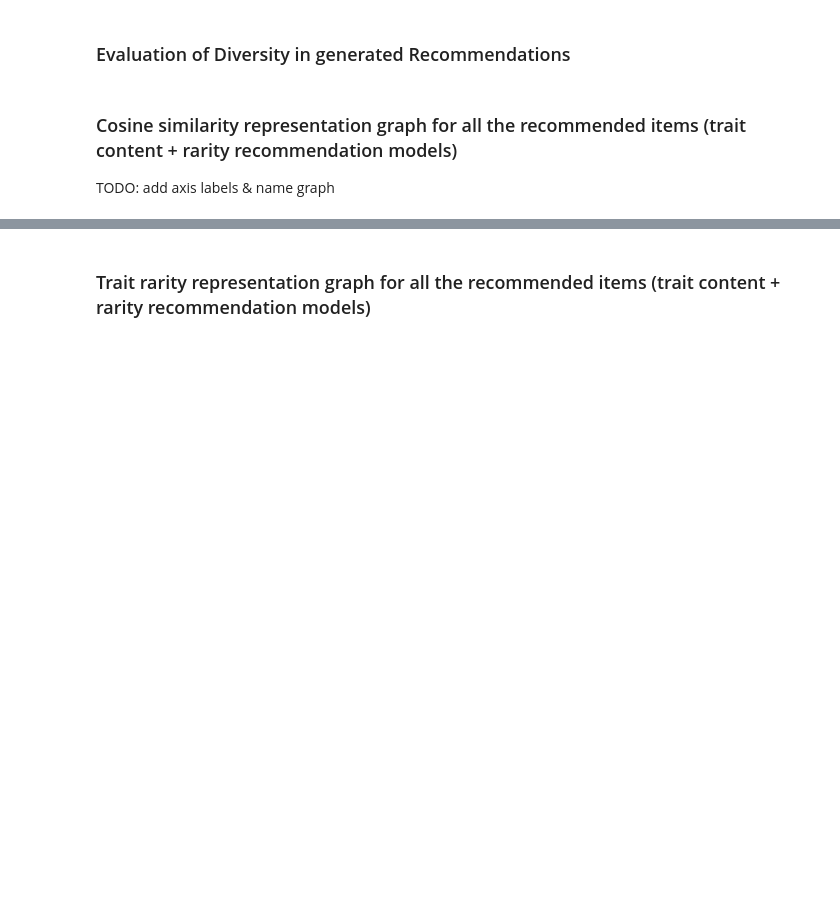
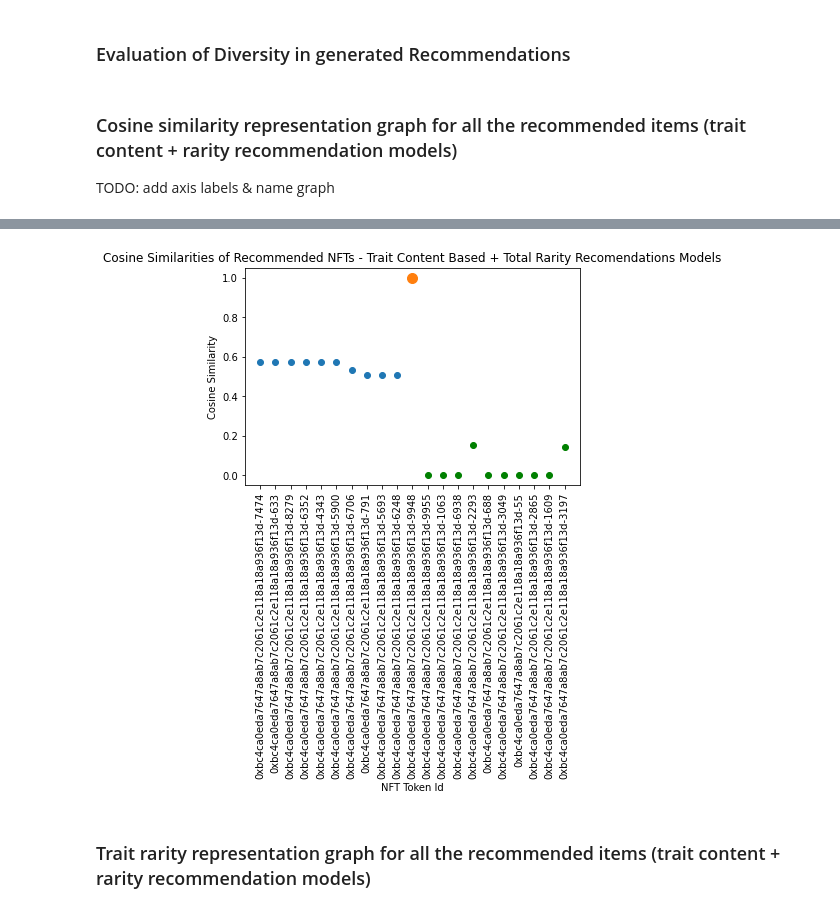
Before and after one commit to dinuka-rp/nerdy-panda, a Jupyter notebook: Prototype/RecSys/Traits_Content_&_Rarity_based_NFT_Recommender_System.ipynb, the cells around one changed output, grey strips where cells are left out. Saved outputs shown, nothing was run; the diff lists cells and outputs as text; code cells hidden in the pictures; blank space fills up the shorter version.

```diff
--- a/Prototype/RecSys/Traits_Content_&_Rarity_based_NFT_Recommender_System.ipynb
+++ b/Prototype/RecSys/Traits_Content_&_Rarity_based_NFT_Recommender_System.ipynb
@@ -476,2 +477,21 @@ plt.show()
+# %%
+# visualizing data
+plt.scatter(trait_content_based_xs, trait_content_based_ys)
+
+# plot the point of the initial reference item used - this will be close to 1 for content similarity
+cosine_sim_main_reference_item = get_cosine_sim(main_reference_item, main_reference_item)
+plt.scatter(main_reference_item, cosine_sim_main_reference_item, s=100)
+
+plt.scatter(trait_rarity_based_xs, trait_rarity_based_ys, color='g')
+
+plt.xticks(rotation=90)
+
+plt.title("Cosine Similarities of Recommended NFTs - Trait Content Based + Total Rarity Recomendations Models")
+plt.xlabel("NFT Token Id")
+plt.ylabel("Cosine Similarity")
+
+plt.show()
+# %% [output]
+[figure, added]
 # %% [markdown]
 ### Trait rarity representation graph for all the recommended items (trait content + rarity recommendation models)
```
Also changed, not shown: parts of 17 cells of this notebook.
